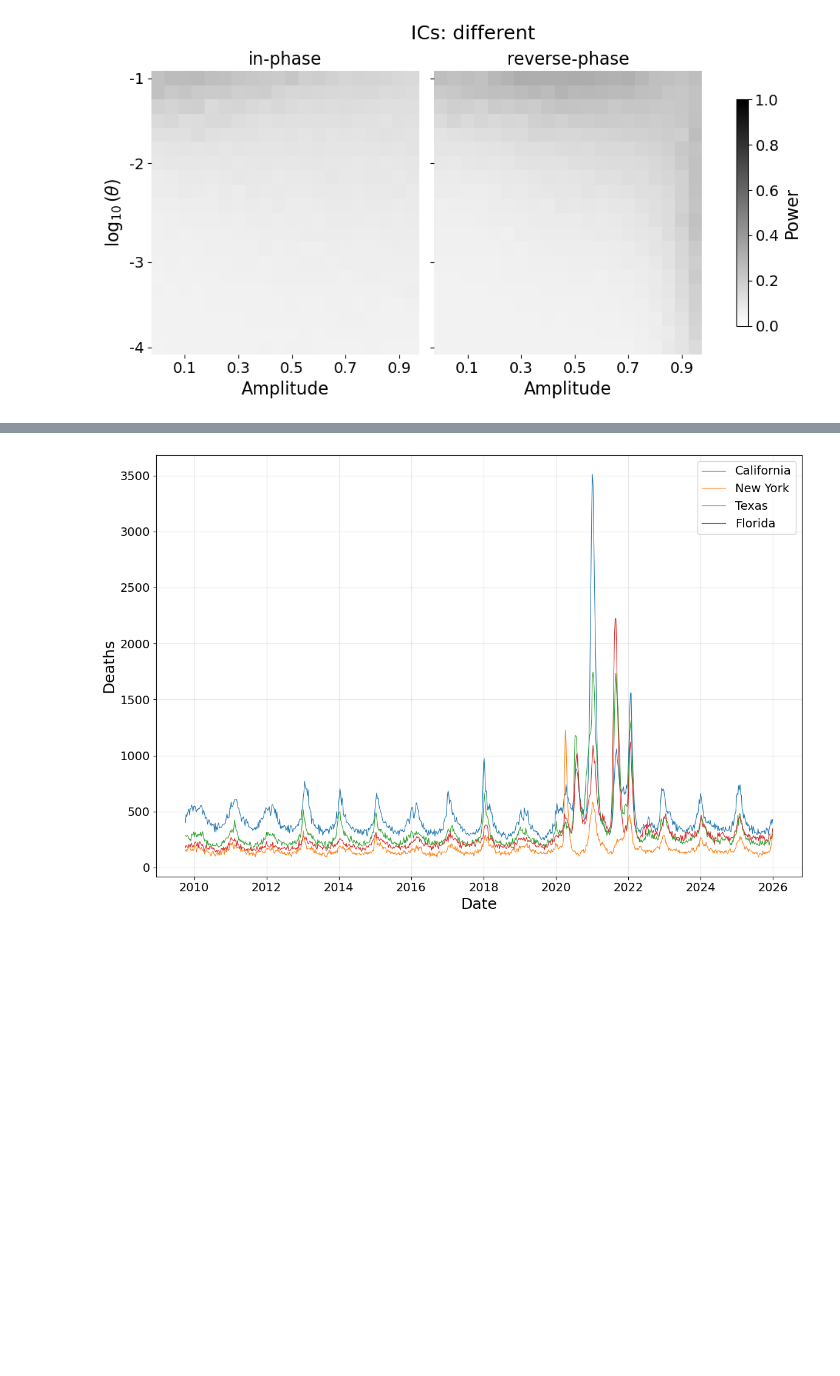
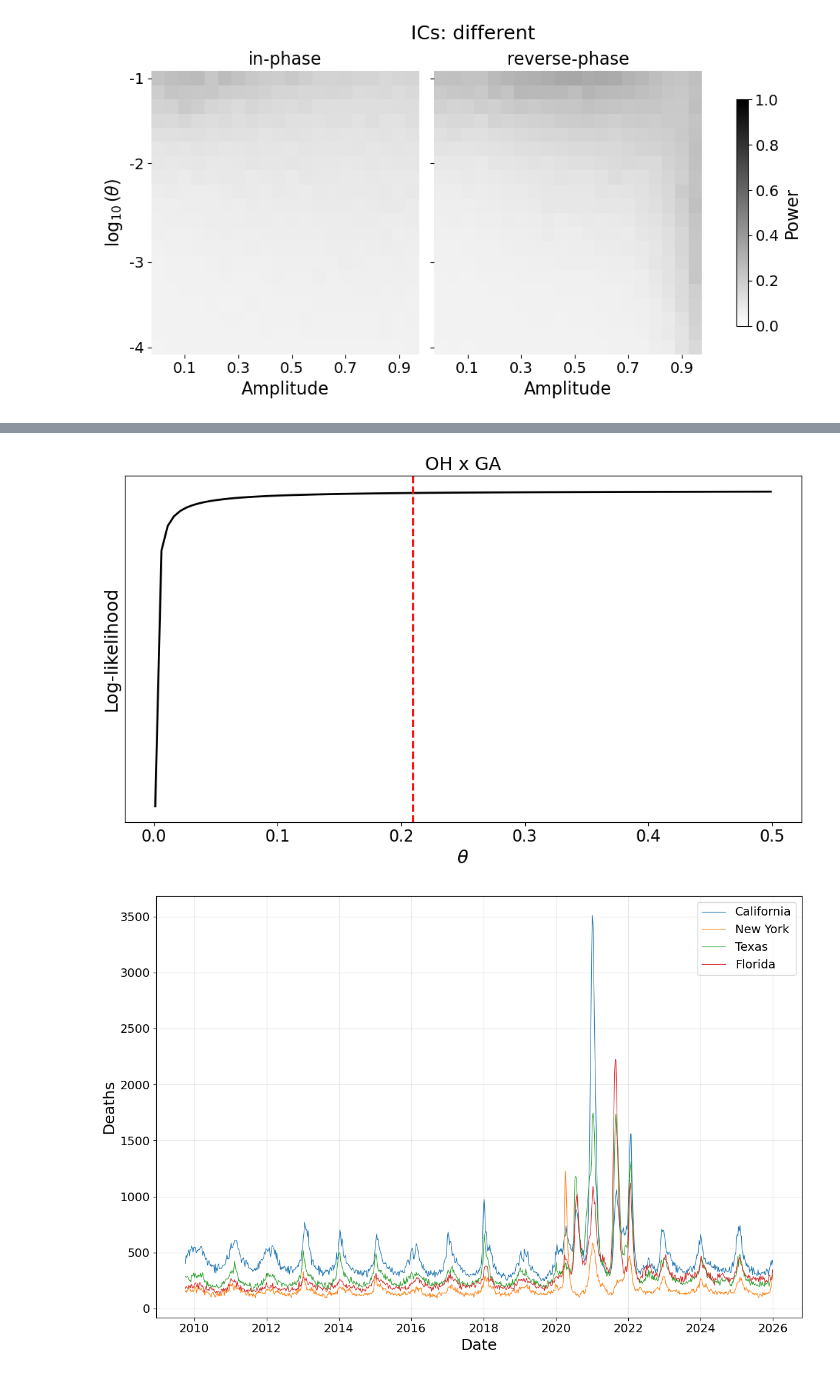
Before and after one commit to yairdaon/contacts, a Jupyter notebook: visualization_notebook.ipynb, the cells around one changed output, grey strips where cells are left out. Cells and saved outputs as stored; diff of their text form; code cells hidden in the pictures; blank space fills up the shorter version.

```diff
--- a/visualization_notebook.ipynb
+++ b/visualization_notebook.ipynb
@@ -214,3 +291,55 @@ plt.show()
+# %%
+# Likelihood surface for a given state pair using fitted parameters
+import numpy as np
+import pandas as pd
+import matplotlib.pyplot as plt
+from src import flu
+from src.packer import Packer
+from src.objective import Objective
+from src.data_loader import load_real
+import us
+
+disease = flu.Mortality
+
+def plot_likelihood_surface(s1, s2, ax=None):
+    regions = [us.states.lookup(s1).name, us.states.lookup(s2).name]
+    pair = f"{min(s1,s2)}x{max(s1,s2)}"
+    res = pd.read_csv(f"outputs/states/{pair}.csv")
+    seasons = res['season'].unique().tolist()
+
+    obs, phase = load_real(disease=disease, regions=regions, seasons=seasons,
+                           mortality_path="data/pni_mortality/excess_deaths.csv")
+    pop_df = pd.read_csv("data/pni_mortality/populations.csv", parse_dates=["date"])
+    pop_df['season'] = pop_df['date'].dt.year + 1
+    populations = {(row['season'], row['state']): row['population']
+                   for _, row in pop_df.iterrows() if row['state'] in regions}
+
+    packer = Packer(disease=disease, seasons=seasons, regions=regions, populations=populations)
+    theta_hat = res['theta'].iloc[0]
+    fitted = dict(S_init=res[['S1_0', 'S2_0']].values,
+                  I_init=res[['I1_0', 'I2_0']].values, theta=theta_hat)
+
+    thetas = np.linspace(0.001, 0.499, 100)
+    obj = Objective(obs=obs, phase=phase, disease=disease, populations=populations)
+    lls = np.array([-obj(packer.pack(dict(fitted, theta=th))) for th in thetas])
+    lls = lls - lls.max()
+
+    if ax is None:
+        _, ax = plt.subplots(figsize=(10, 6))
+    ax.plot(thetas, lls, 'k-', linewidth=2)
+    ax.axvline(x=theta_hat, color='red', linestyle='--', linewidth=2)
+    ax.set_xlabel(r"$\theta$", fontsize=18)
+    ax.set_ylabel("Log-likelihood", fontsize=18)
+    ax.set_yticks([])
+    ax.tick_params(axis='x', labelsize=16)
+    ax.set_title(f"{s1} x {s2}", fontsize=18)
+    return ax
+
+plot_likelihood_surface('OH', 'GA')
+plt.tight_layout()
+plt.show()
+# %% [output]
+[figure, added]
 # %%
 # Cell 3: Raw P&I Death Counts for Representative States
 import pandas as pd
```
Also changed, not shown: parts of 8 cells of this notebook, 7 other files.
